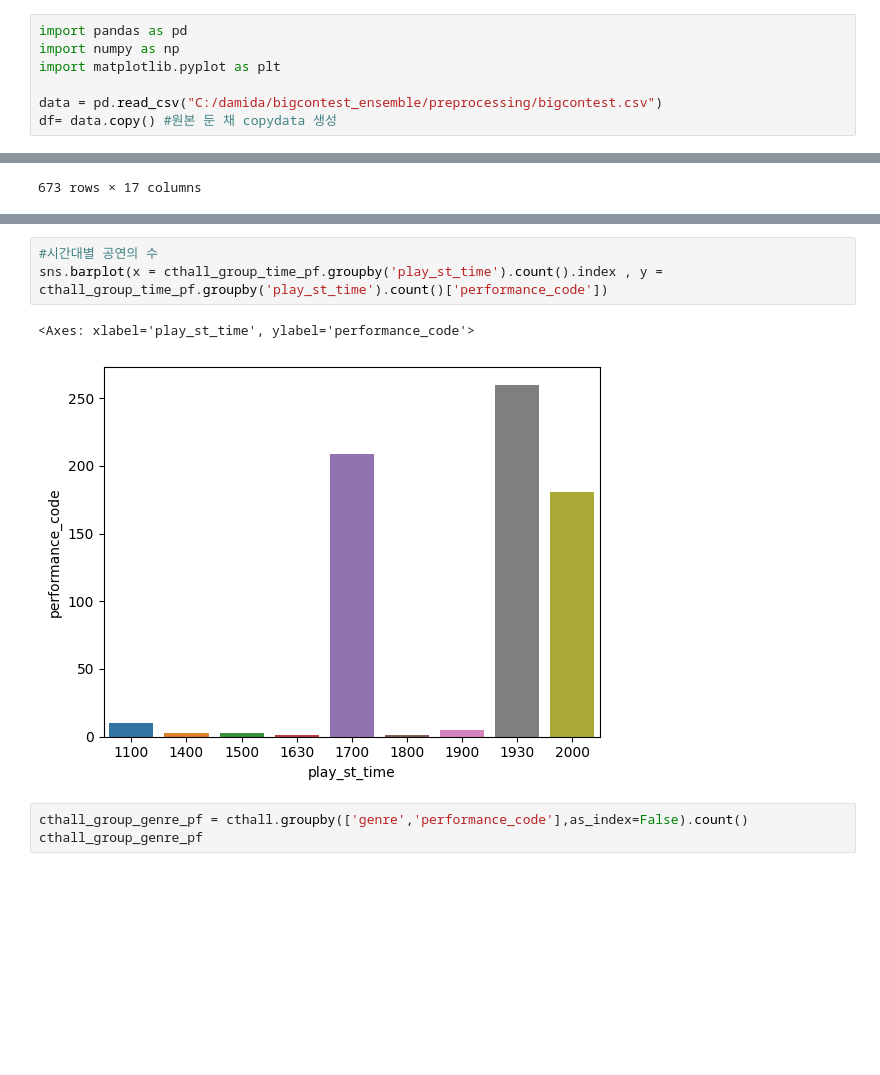
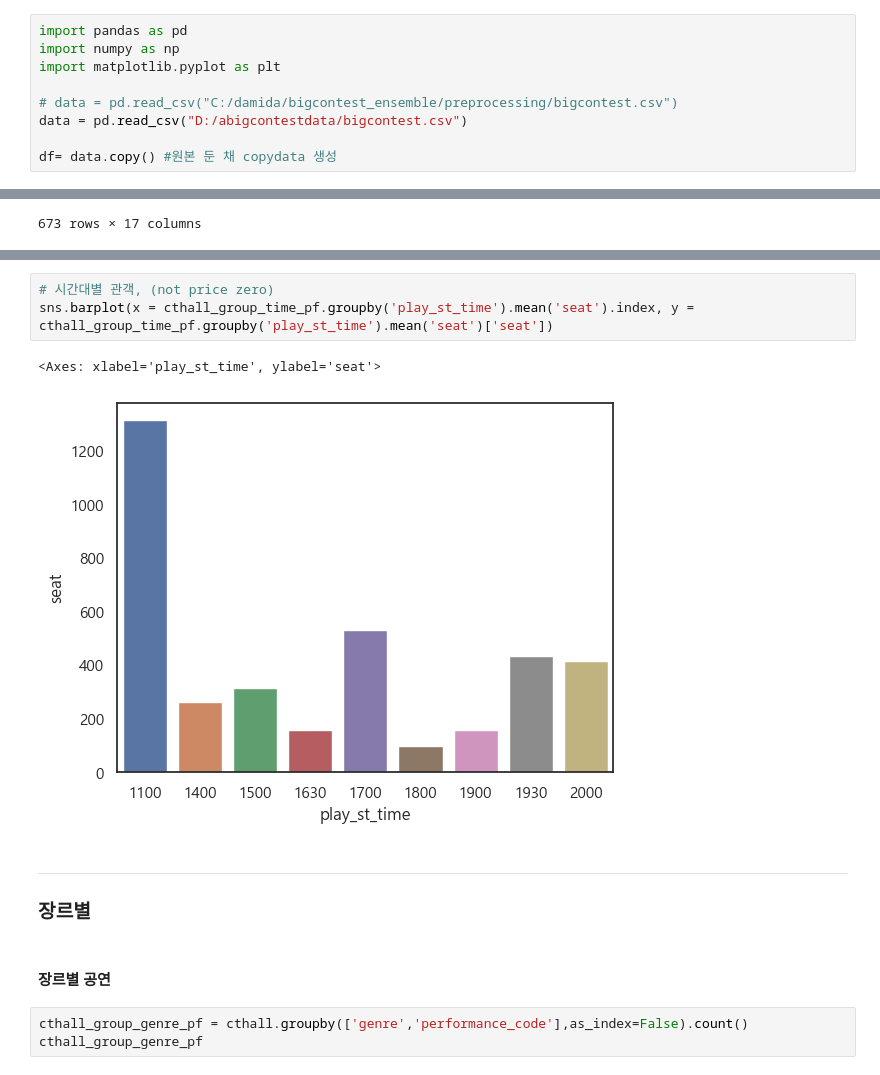
Before and after one commit to damidaa/bigcontest_2023, a Jupyter notebook: new.ipynb, the cells around one changed output, grey strips where cells are left out. Cells and saved outputs as stored; diff of their text form; blank space fills up the shorter version.

```diff
--- a/new.ipynb
+++ b/new.ipynb
@@ -6,7 +6,9 @@ import pandas as pd
 import numpy as np
 import matplotlib.pyplot as plt
 
-data = pd.read_csv("C:/damida/bigcontest_ensemble/preprocessing/bigcontest.csv")
+# data = pd.read_csv("C:/damida/bigcontest_ensemble/preprocessing/bigcontest.csv")
+data = pd.read_csv("D:/abigcontestdata/bigcontest.csv")
+
 df= data.copy() #원본 둔 채 copydata 생성
 # %%
 cthall = df[ df['place'] == '콘서트홀' ]
@@ -215,9 +234,14 @@ cthall_group_time_pf.groupby('play_st_time').count().index
 # %%
-#시간대별 공연의 수
-sns.barplot(x = cthall_group_time_pf.groupby('play_st_time').count().index , y = cthall_group_time_pf.groupby('play_st_time').count()['performance_code'])
+# 시간대별 관객, (not price zero)
+sns.barplot(x = cthall_group_time_pf.groupby('play_st_time').mean('seat').index, y = cthall_group_time_pf.groupby('play_st_time').mean('seat')['seat'])
 # %% [output]
-<Axes: xlabel='play_st_time', ylabel='performance_code'>
+<Axes: xlabel='play_st_time', ylabel='seat'>
-[figure, old version]
+[figure, new version]
+# %% [markdown]
+---
+### 장르별
+# %% [markdown]
+#### 장르별 공연
 # %%
 cthall_group_genre_pf = cthall.groupby(['genre','performance_code'],as_index=False).count()
 cthall_group_genre_pf
```
Also changed, not shown: parts of 71 cells of this notebook.
